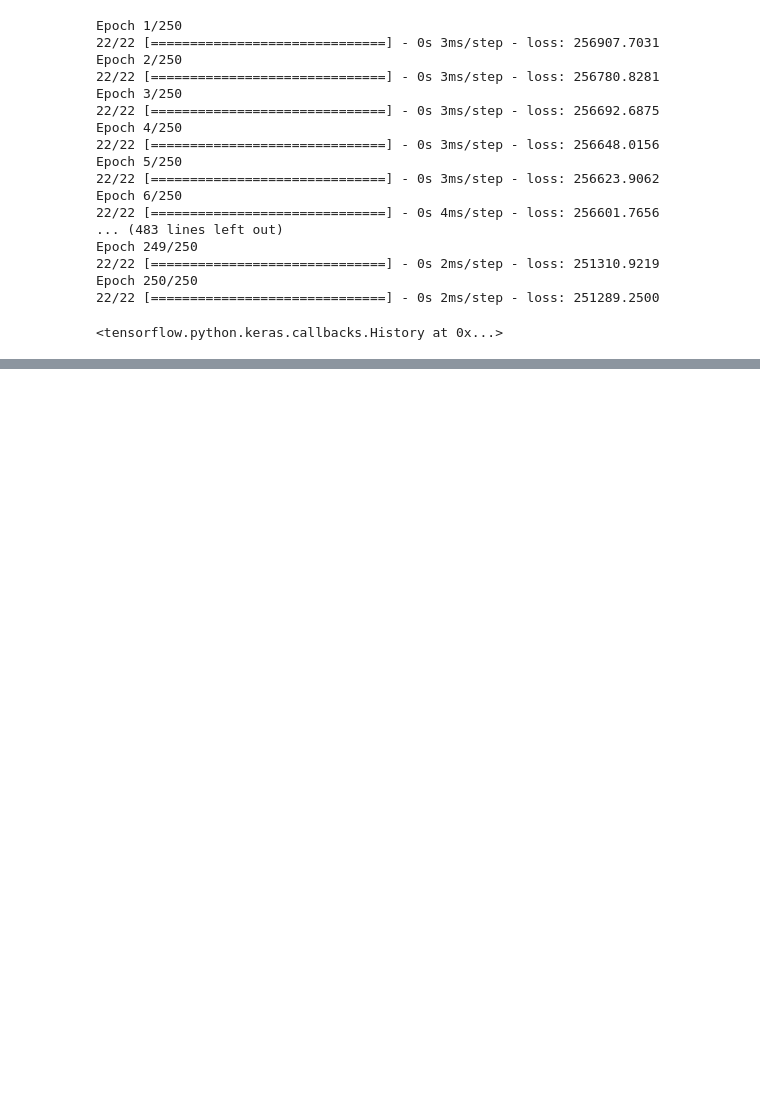
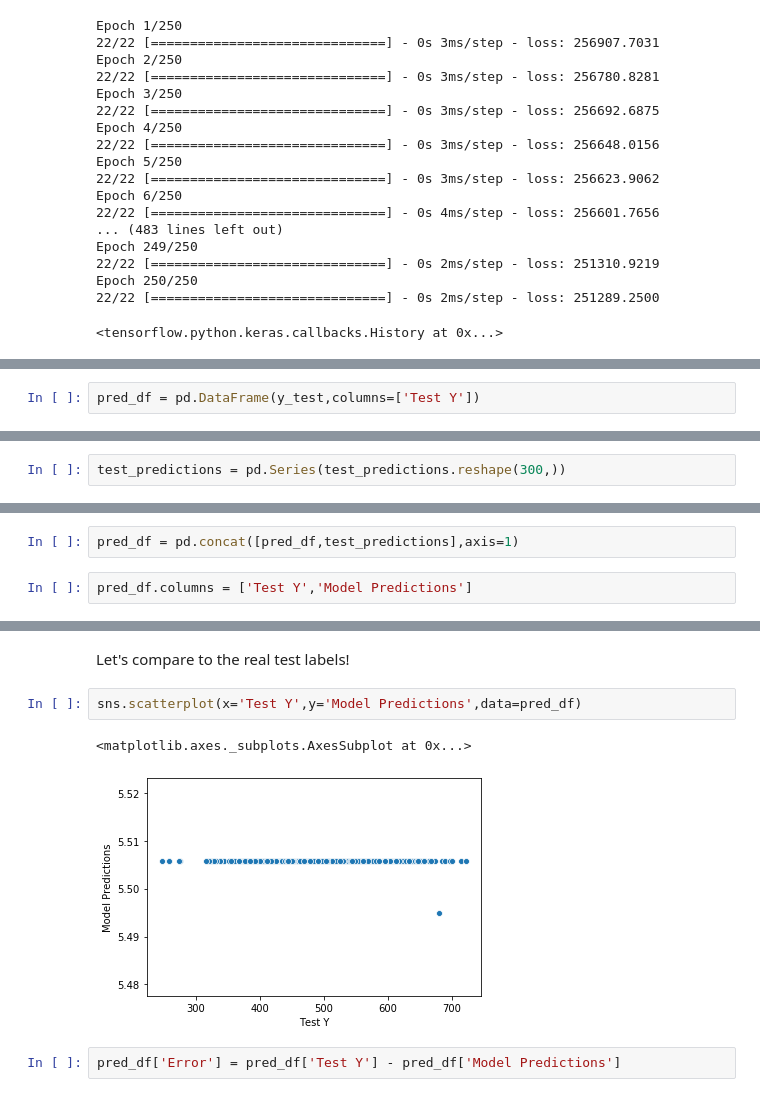
Before and after one commit to arpitsomani8/TensorFlow-And-Keras, a Jupyter notebook: TensorFlow and Keras Basic Syntax/TensorFlow and Keras Basic Syntax.ipynb, the cells around one changed output, grey strips where cells are left out. Drawn from its saved outputs; the diff is of its cells as text; blank space fills up the shorter version.

```diff
--- a/TensorFlow and Keras Basic Syntax/TensorFlow and Keras Basic Syntax.ipynb
+++ b/TensorFlow and Keras Basic Syntax/TensorFlow and Keras Basic Syntax.ipynb
@@ -197,0 +270,2 @@ Epoch 250/250
+# %%
+pred_df = pd.DataFrame(y_test,columns=['Test Y'])
@@ -197,0 +288,2 @@ Epoch 250/250
+# %%
+test_predictions = pd.Series(test_predictions.reshape(300,))
@@ -197,0 +305,4 @@ Epoch 250/250
+# %%
+pred_df = pd.concat([pred_df,test_predictions],axis=1)
+# %%
+pred_df.columns = ['Test Y','Model Predictions']
@@ -197,0 +325,9 @@ Epoch 250/250
+# %% [markdown]
+Let's compare to the real test labels!
+# %%
+sns.scatterplot(x='Test Y',y='Model Predictions',data=pred_df)
+# %% [output]
+<matplotlib.axes._subplots.AxesSubplot at 0x...>
+[figure, added]
+# %%
+pred_df['Error'] = pred_df['Test Y'] - pred_df['Model Predictions']
```
Also changed, not shown: parts of 21 cells of this notebook.
